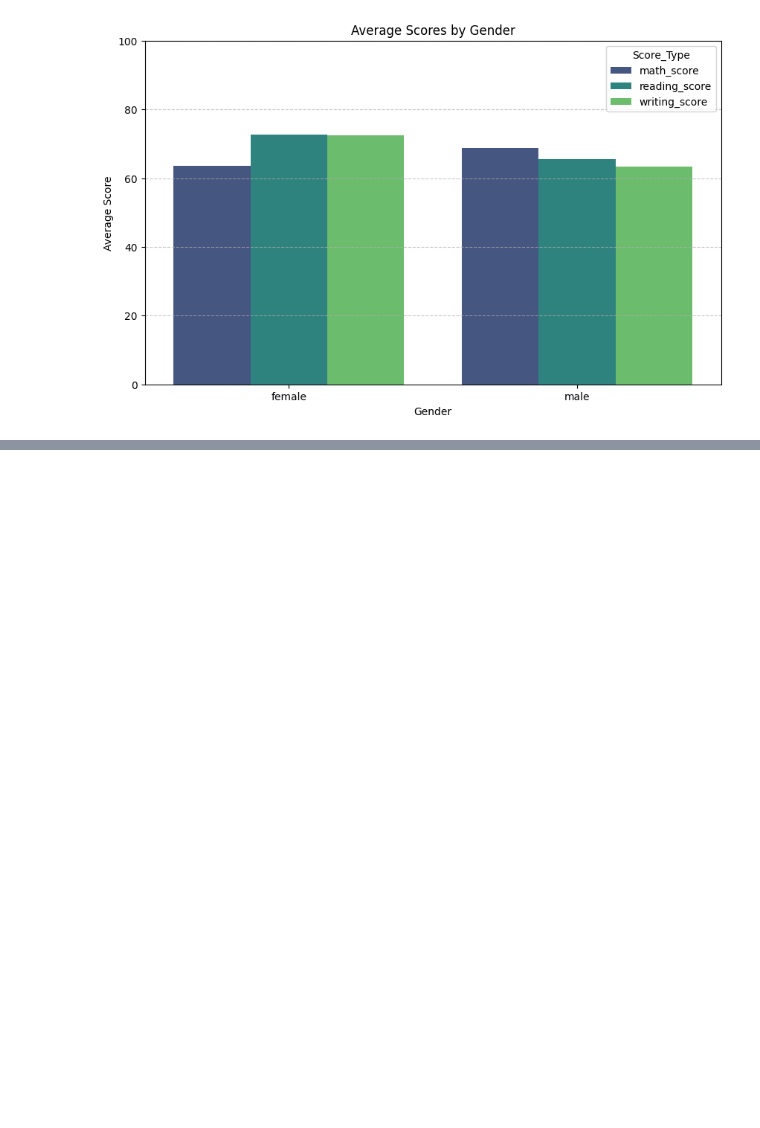
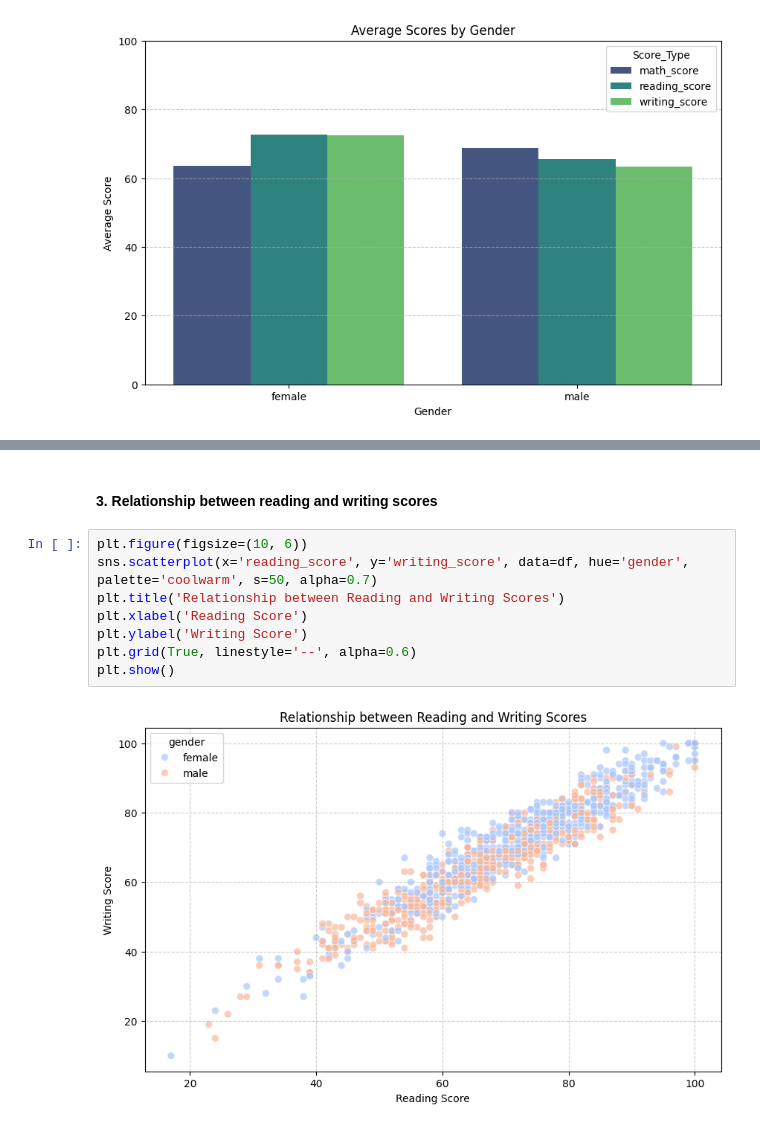
Before and after one commit to sanodyaJinadasa/Data-Visualization, a Jupyter notebook: Untitled7.ipynb, the cells around one changed output, grey strips where cells are left out. Drawn from its saved outputs; the diff is of its cells as text; blank space fills up the shorter version.

```diff
--- a/Untitled7.ipynb
+++ b/Untitled7.ipynb
@@ -339,0 +370,12 @@ plt.show()
+# %% [markdown]
+#### 3. Relationship between reading and writing scores
+# %%
+plt.figure(figsize=(10, 6))
+sns.scatterplot(x='reading_score', y='writing_score', data=df, hue='gender', palette='coolwarm', s=50, alpha=0.7)
+plt.title('Relationship between Reading and Writing Scores')
+plt.xlabel('Reading Score')
+plt.ylabel('Writing Score')
+plt.grid(True, linestyle='--', alpha=0.6)
+plt.show()
+# %% [output]
+[figure, added]
```
Also changed, not shown: parts of 11 cells of this notebook.
